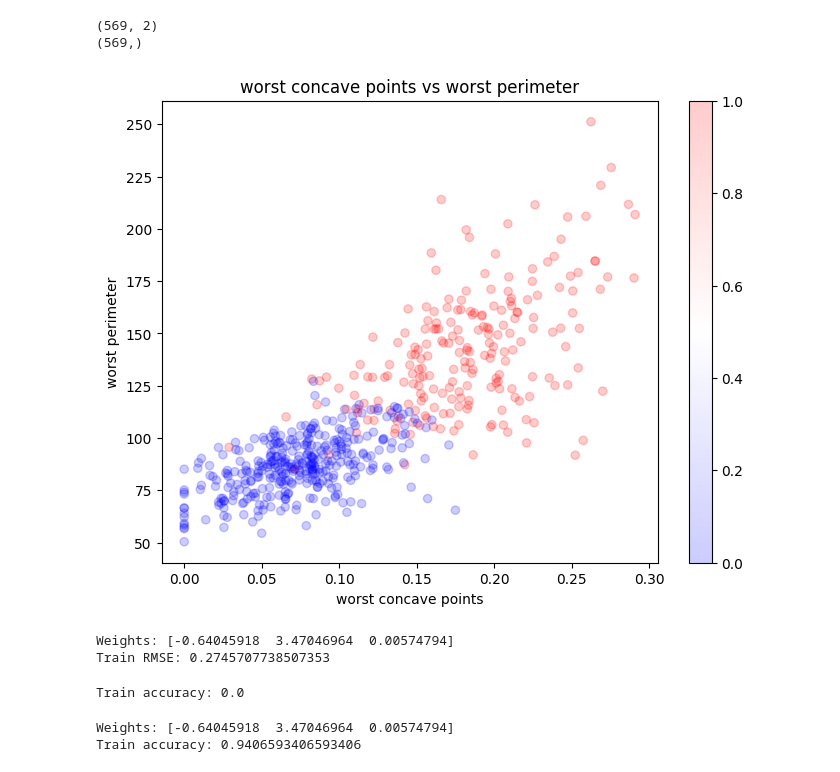
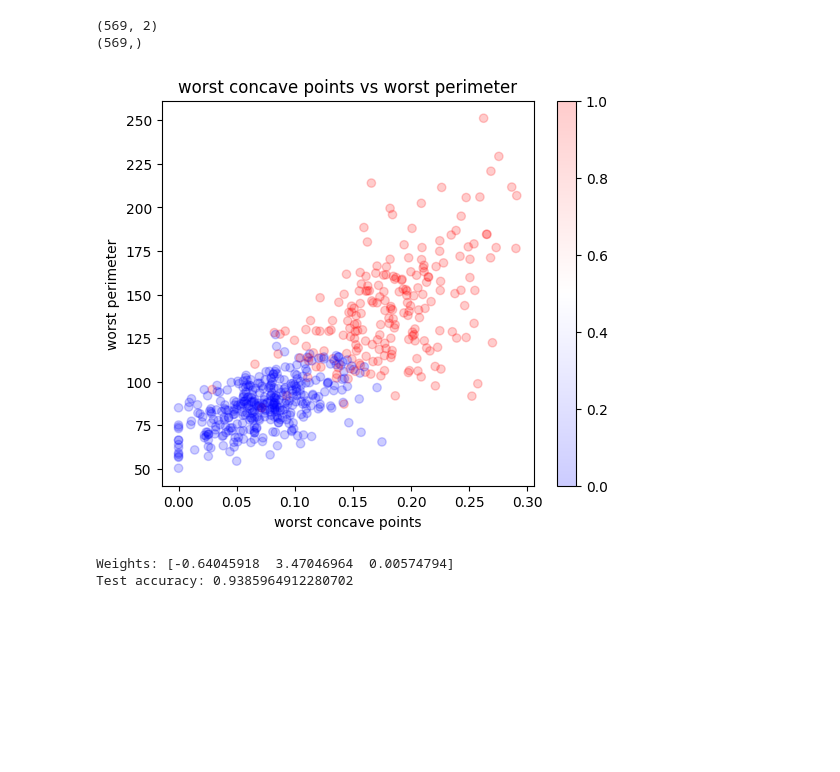
Before and after one commit to fboldt/aulas-am-bsi, a Jupyter notebook: aula04a_Classificação.ipynb, the cells around one changed output. Saved outputs shown, nothing was run; the diff lists cells and outputs as text; code cells hidden in the pictures; blank space fills up the shorter version.

```diff
--- a/aula04a_Classificação.ipynb
+++ b/aula04a_Classificação.ipynb
@@ -93,28 +71,28 @@ print(y.shape)
 # %%
 from matplotlib import pyplot as plt
 
-plt.figure(figsize=(8,6))
+plt.figure(figsize=(6,5))
 plt.scatter(df[feat1], df[feat2], c=df['target'], cmap='bwr', alpha=0.2)
 plt.title(f"{feat1} vs {feat2}")
 plt.xlabel(feat1)
 plt.ylabel(feat2)
 plt.colorbar()
 plt.show()
 # %% [output]
-[figure, old version]
+[figure, new version]
 # %%
 from sklearn.model_selection import train_test_split
 
 X_train, X_test, y_train, y_test = train_test_split(X, y, test_size=0.2, random_state=42)
 # %%
-from sklearn.base import BaseEstimator, RegressorMixin
-from sklearn.metrics import root_mean_squared_error
+from sklearn.base import BaseEstimator, ClassifierMixin
+from sklearn.metrics import accuracy_score
 import numpy as np
 
 def include_bias(X):
   return np.c_[np.ones(X.shape[0]), X]
 
-class LinearRegression(BaseEstimator, RegressorMixin):
+class LinearClassifier(BaseEstimator, ClassifierMixin):
   def fit(self, X, y):
     X = include_bias(X)
     self.w = np.linalg.pinv(X) @ y
@@ -122,44 +100,13 @@ class LinearRegression(BaseEstimator, RegressorMixin):
 
   def predict(self, X):
     X = include_bias(X)
-    return X @ self.w
+    return np.array(X @ self.w > 0.5, dtype=int)
 
-model = LinearRegression()
+model = LinearClassifier()
 model.fit(X_train, y_train)
-y_pred = model.predict(X_train)
+y_pred = model.predict(X_test)
 print(f"Weights: {model.w}")
-print(f"Train RMSE: {root_mean_squared_error(y_train, y_pred)}")
+print(f"Test accuracy: {accuracy_score(y_test, y_pred)}")
 # %% [output]
 Weights: [-0.64045918  3.47046964  0.00574794]
-Train RMSE: 0.2745707738507353
+Test accuracy: 0.9385964912280702
-# %%
-hits = y_train == y_pred
-print(f"Train accuracy: {sum(hits)/len(hits)}")
-# %% [output]
-Train accuracy: 0.0
-# %%
-from sklearn.base import BaseEstimator, ClassifierMixin
-from sklearn.metrics import accuracy_score
-import numpy as np
-
-def include_bias(X):
-  return np.c_[np.ones(X.shape[0]), X]
-
-class LinearClassifier(BaseEstimator, ClassifierMixin):
-  def fit(self, X, y):
-    X = include_bias(X)
-    self.w = np.linalg.pinv(X) @ y
-    return self
-
-  def predict(self, X):
-    X = include_bias(X)
-    return np.array(X @ self.w > 0.5, dtype=int)
-
-model = LinearClassifier()
-model.fit(X_train, y_train)
-y_pred = model.predict(X_train)
-print(f"Weights: {model.w}")
-print(f"Train accuracy: {accuracy_score(y_train, y_pred)}")
-# %% [output]
-Weights: [-0.64045918  3.47046964  0.00574794]
-Train accuracy: 0.9406593406593406
```
Also changed, not shown: parts of 16 cells of this notebook.
